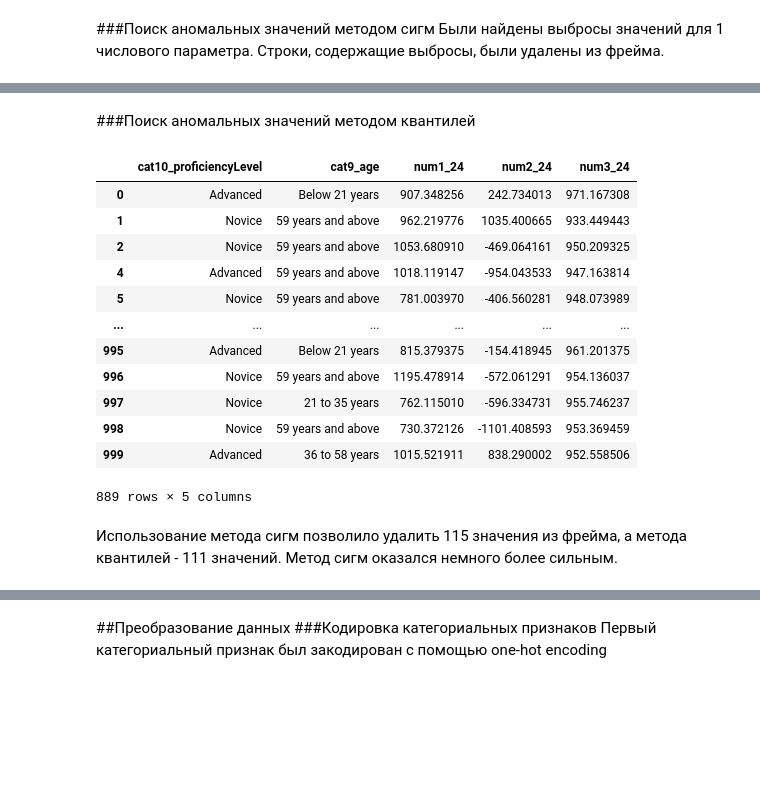
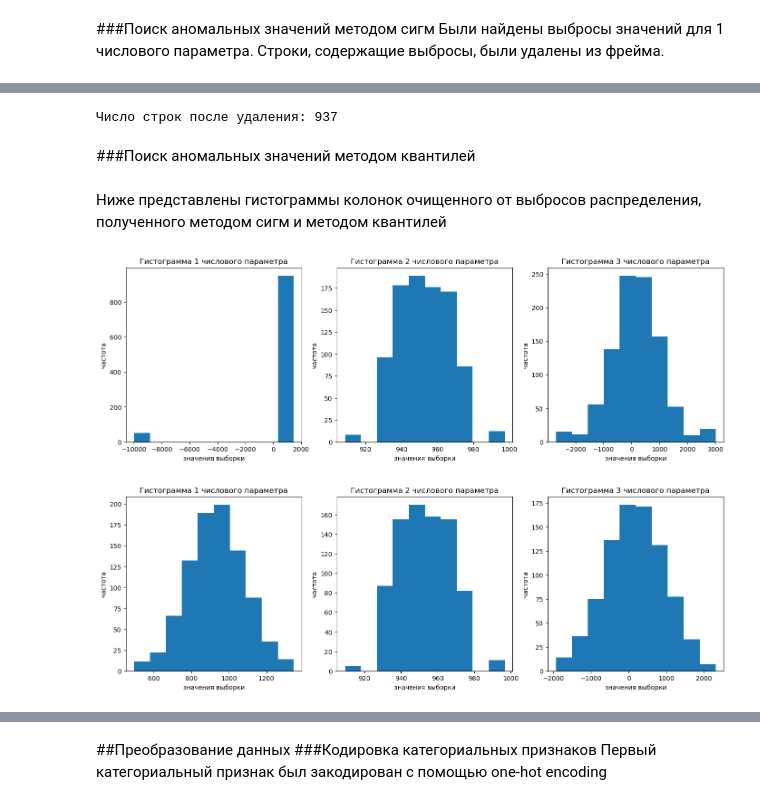
Before and after one commit to fongradnastya/data_analysis_1, a Jupyter notebook: notebooks/work1.ipynb, the cells around one changed output, grey strips where cells are left out. Cells and saved outputs as stored; diff of their text form; code cells hidden in the pictures; blank space fills up the shorter version.

```diff
--- a/notebooks/work1.ipynb
+++ b/notebooks/work1.ipynb
@@ -252,5 +203,5 @@ frame[NUM_2] = frame[NUM_2].fillna(median)
 # %% [markdown]
 Пропуски значений второго признака были заполнены самым популярным значением
 # %%
-print(frame[AGE].value_counts())
-frame[AGE] = frame[AGE].fillna("59 years and above")
+mode = frame[AGE].mode()
+frame[AGE] = frame[AGE].fillna(mode)
@@ -301,3 +222,10 @@ frame_sigma
+# %%
+frame_sigma = frame.copy()
+for column in NUMERIC:
+    frame_sigma = sigma_method(frame_sigma, column)
+print(f"Число строк после удаления: {len(frame_sigma)}")
+# %% [output]
+Число строк после удаления: 937
 # %% [markdown]
 ###Поиск аномальных значений методом квантилей
 # %%
@@ -315,24 +245,0 @@ frame_quantile = frame_quantile.drop(dropped_values.index)
-# %%
-low, high = outlier_estimation(frame_quantile, NUM_2)
-dropped_values = frame_quantile[NUM_2][(frame_quantile[NUM_2] < low) | (frame_quantile[NUM_2] > high)]
-frame_quantile = frame_quantile.drop(dropped_values.index)
-low, high = outlier_estimation(frame_quantile, NUM_3)
-dropped_values = frame_quantile[NUM_3][(frame_quantile[NUM_3] < low) | (frame_quantile[NUM_3] > high)]
-frame_quantile = frame_quantile.drop(dropped_values.index)
-frame_quantile
-# %% [output]
-|  | cat10_proficiencyLevel | cat9_age | num1_24 | num2_24 | num3_24 |
-| 0 | Advanced | Below 21 years | 907.348256 | 242.734013 | 971.167308 |
-| 1 | Novice | 59 years and above | 962.219776 | 1035.400665 | 933.449443 |
-| 2 | Novice | 59 years and above | 1053.680910 | -469.064161 | 950.209325 |
-| 4 | Advanced | 59 years and above | 1018.119147 | -954.043533 | 947.163814 |
-| 5 | Novice | 59 years and above | 781.003970 | -406.560281 | 948.073989 |
-| ... | ... | ... | ... | ... | ... |
-| 995 | Advanced | Below 21 years | 815.379375 | -154.418945 | 961.201375 |
-| 996 | Novice | 59 years and above | 1195.478914 | -572.061291 | 954.136037 |
-| 997 | Novice | 21 to 35 years | 762.115010 | -596.334731 | 955.746237 |
-| 998 | Novice | 59 years and above | 730.372126 | -1101.408593 | 953.369459 |
-| 999 | Advanced | 36 to 58 years | 1015.521911 | 838.290002 | 952.558506 |
-889 rows × 5 columns
-# %% [markdown]
-Использование метода сигм позволило удалить 115 значения из фрейма, а метода квантилей - 111 значений. Метод сигм оказался немного более сильным.
@@ -339,2 +250,12 @@ frame_quantile
+# %% [markdown]
+Ниже представлены гистограммы колонок очищенного от выбросов распределения, полученного методом сигм и методом квантилей
+# %%
+build_three_hists(frame, NUMERIC)
+# %% [output]
+[figure, added]
+# %%
+build_three_hists(frame_quantile, NUMERIC)
+# %% [output]
+[figure, added]
 # %%
 frame = frame_sigma
```
Also changed, not shown: parts of 46 cells of this notebook, 2 other files.
